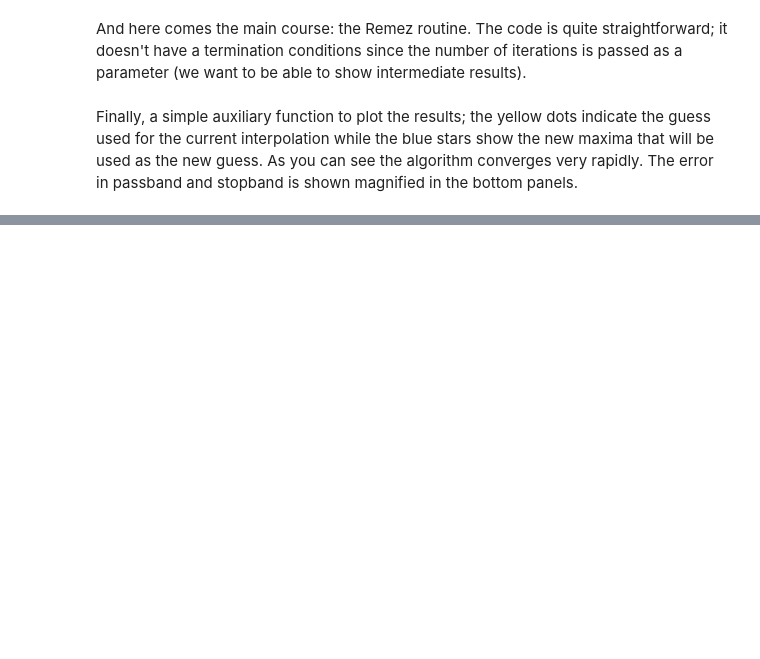
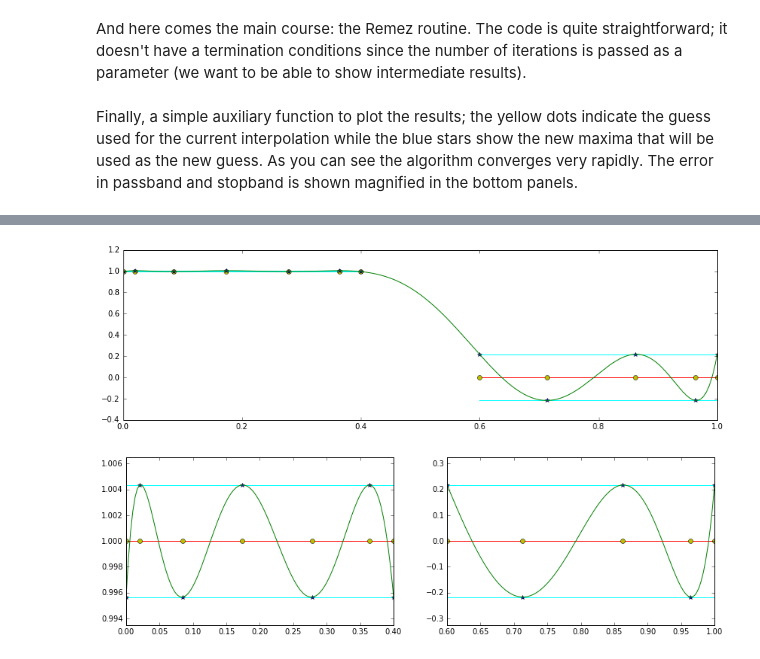
Before and after one commit to WeiPhil/COM303, a Jupyter notebook: 09_MiniMax/minimax.ipynb, the cells around one changed output, grey strips where cells are left out. Drawn from its saved outputs; the diff is of its cells as text; code cells hidden in the pictures; blank space fills up the shorter version.

```diff
--- a/09_MiniMax/minimax.ipynb
+++ b/09_MiniMax/minimax.ipynb
@@ -302,0 +395,38 @@ display(v)
+# %%
+def remez_fit_show2(A=0.4, B=0.6, Aweight=50, order=10, iterations=1):
+    p, data = remez_fit2(A, B, Aweight, order, iterations)
+
+    t = np.linspace(0, 1, 300)
+    Ae = data['Aerr']
+    Be = data['Berr']
+
+    def loc_plot(A, B, data):
+        plt.plot((0,A), (1,1), 'red',
+                 (B,1), (0,0), 'red',
+                 (0,A), (1+Ae,1+Ae), 'cyan', (0,A), (1-Ae,1-Ae), 'cyan',
+                 (B,1), (Be,Be), 'cyan', (B,1), (-Be,-Be), 'cyan',
+                 data['prev_x'], data['prev_y'], 'oy',
+                 data['new_x'], p(data['new_x']), '*',
+                 t, p(t), '-')
+
+    loc_plot(A, B, data)
+    plt.show()
+
+    lims = [(0, A , 1-1.5*Ae, 1+1.5*Ae), (B, 1, -1.5*Be, 1.5*Be)]
+    for n, r in enumerate(lims):
+        plt.subplot(1,2,n+1)
+        loc_plot(A, B, data)
+        plt.xlim(r[0], r[1])
+        plt.ylim(r[2], r[3])
+
+
+
+v = interactive(remez_fit_show2,
+                A=(0.0, 0.5, 0.4), B=(0.5, 1.0),
+                Aweight=(1,100,10),
+                order=(5,20),
+                iterations=(1, 10))
+display(v)
+# %% [output]
+[figure, added]
+[figure, added]
```
Also changed, not shown: parts of 8 cells of this notebook.
